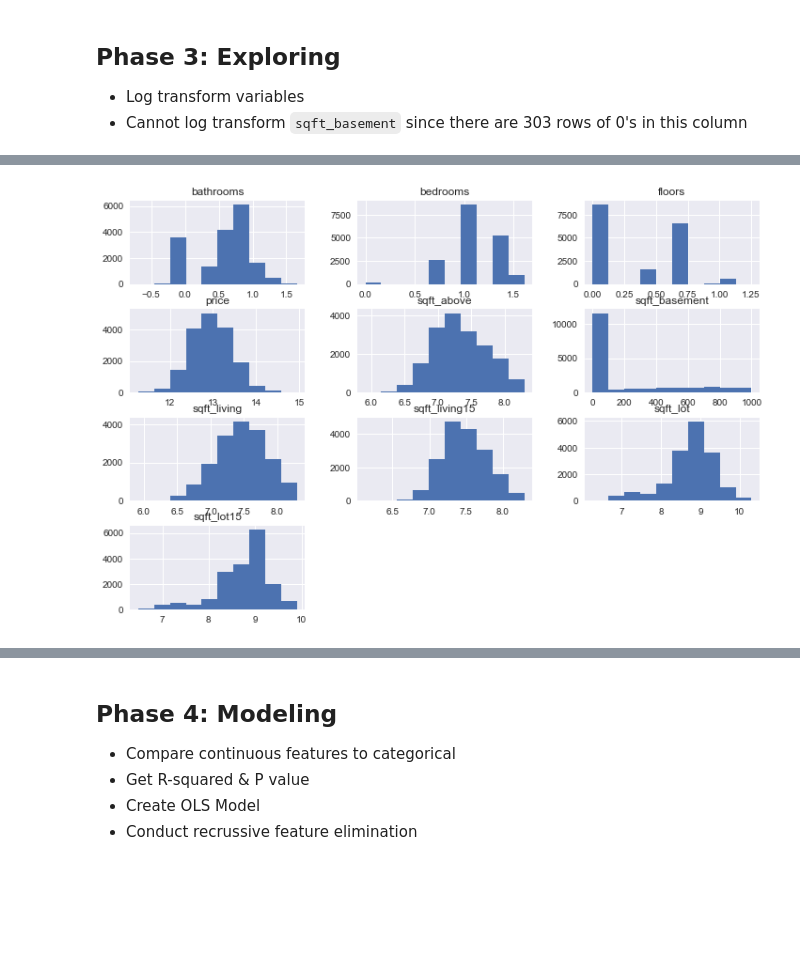
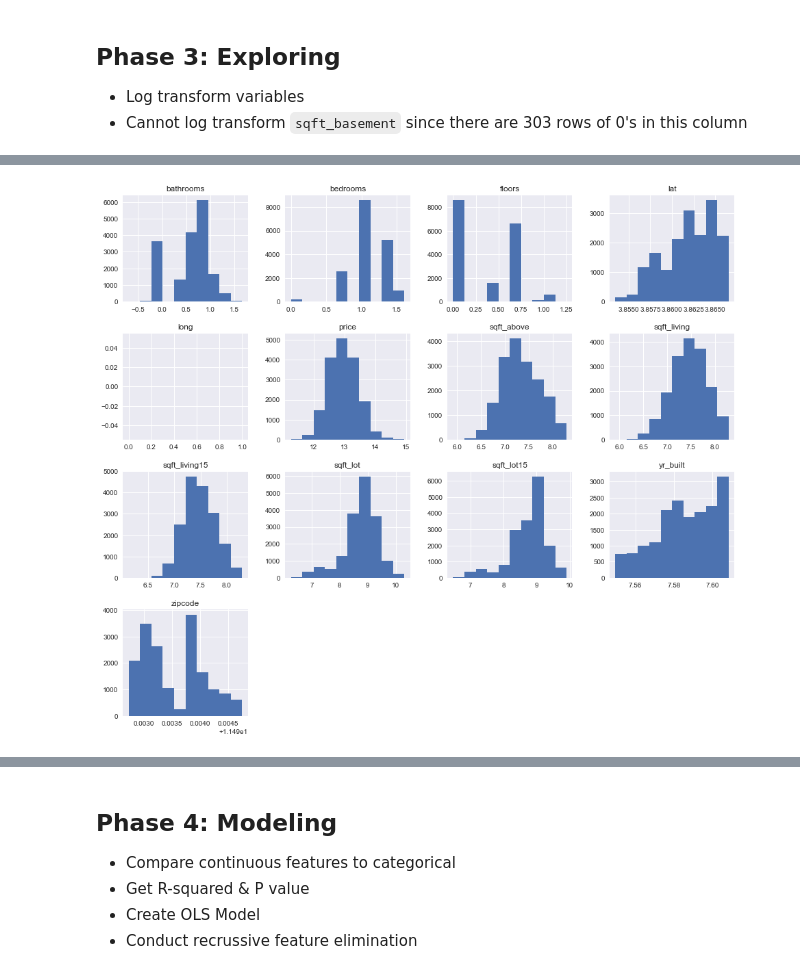
Before and after one commit to chelseapower/dsc-1-final-project-online-ds-pt-011419, a Jupyter notebook: student-prep.ipynb, the cells around one changed output, grey strips where cells are left out. Cells and saved outputs as stored; diff of their text form; code cells hidden in the pictures; blank space fills up the shorter version.

```diff
--- a/student-prep.ipynb
+++ b/student-prep.ipynb
@@ -324,15 +324,24 @@ df.groupby('sqft_basement').agg(lambda x: len(x) - x.astype(bool).sum(axis=0))
 # %%
+# Log transform variables
+
 df_log= pd.DataFrame([])
 df_log["bedrooms"] = np.log(df_pred["bedrooms"])
 df_log["bathrooms"] = np.log(df_pred["bathrooms"])
 df_log["floors"] = np.log(df_pred["floors"])
+df_log["lat"] = np.log(df_pred["lat"])
+df_log["long"] = np.log(df_pred["long"])
 df_log["price"] = np.log(df_pred["price"])
 df_log["sqft_above"] = np.log(df_pred["sqft_above"])
-df_log["sqft_basement"] = df_pred["sqft_basement"]
+# sqft_basement variable is not log transformed because it has 0's in it
+# consider making sqft_basement a category
 df_log["sqft_living"] = np.log(df_pred["sqft_living"])
 df_log["sqft_living15"] = np.log(df_pred["sqft_living15"])
 df_log["sqft_lot"] = np.log(df_pred["sqft_lot"])
 df_log["sqft_lot15"] = np.log(df_pred["sqft_lot15"])
-df_log.hist(figsize  = [12, 8]);
+df_log["yr_built"] = np.log(df_pred["yr_built"])
+# yr_renovated variable is not log transformed because it has 0's in it
+# consider making a new category with yr_renovated
+df_log["zipcode"] = np.log(df_pred["zipcode"])
+df_log.hist(figsize  = [16, 14]);
 # %% [output]
-[figure, old version]
+[figure, new version]
```
Also changed, not shown: parts of 3 cells of this notebook, 3 other files.
